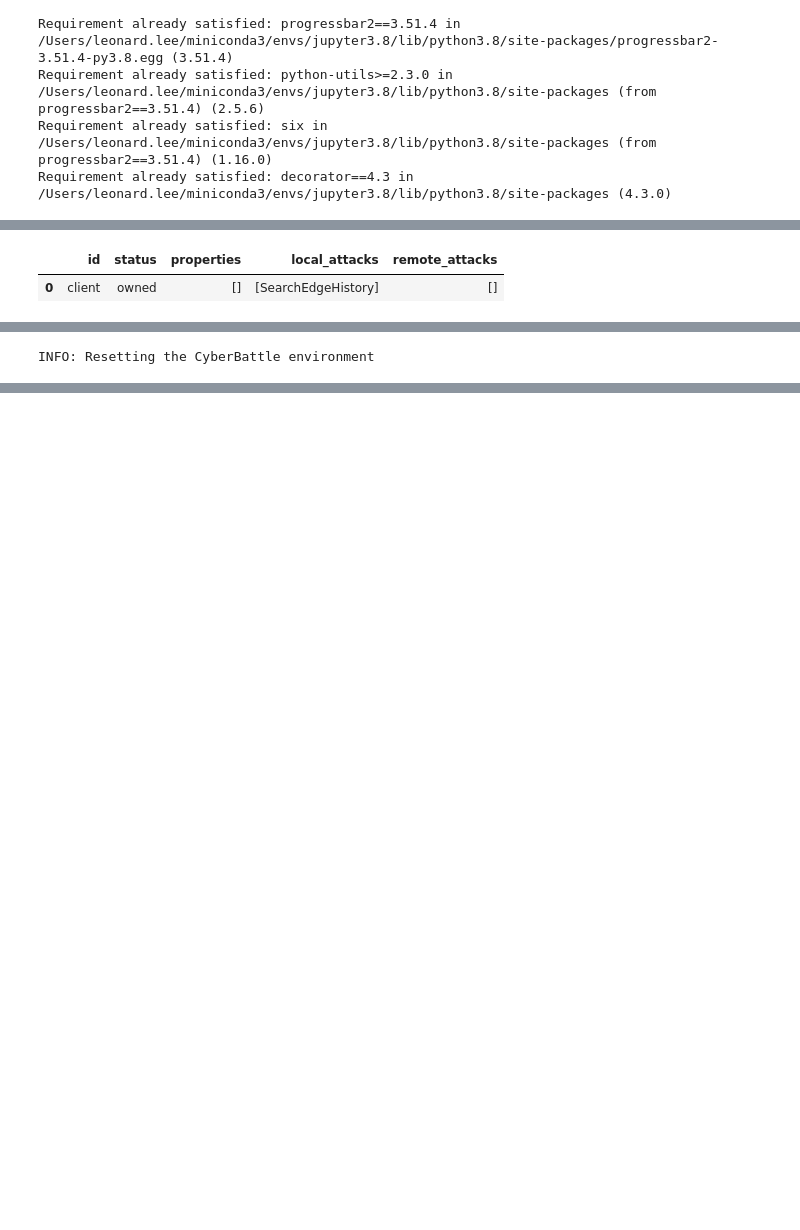
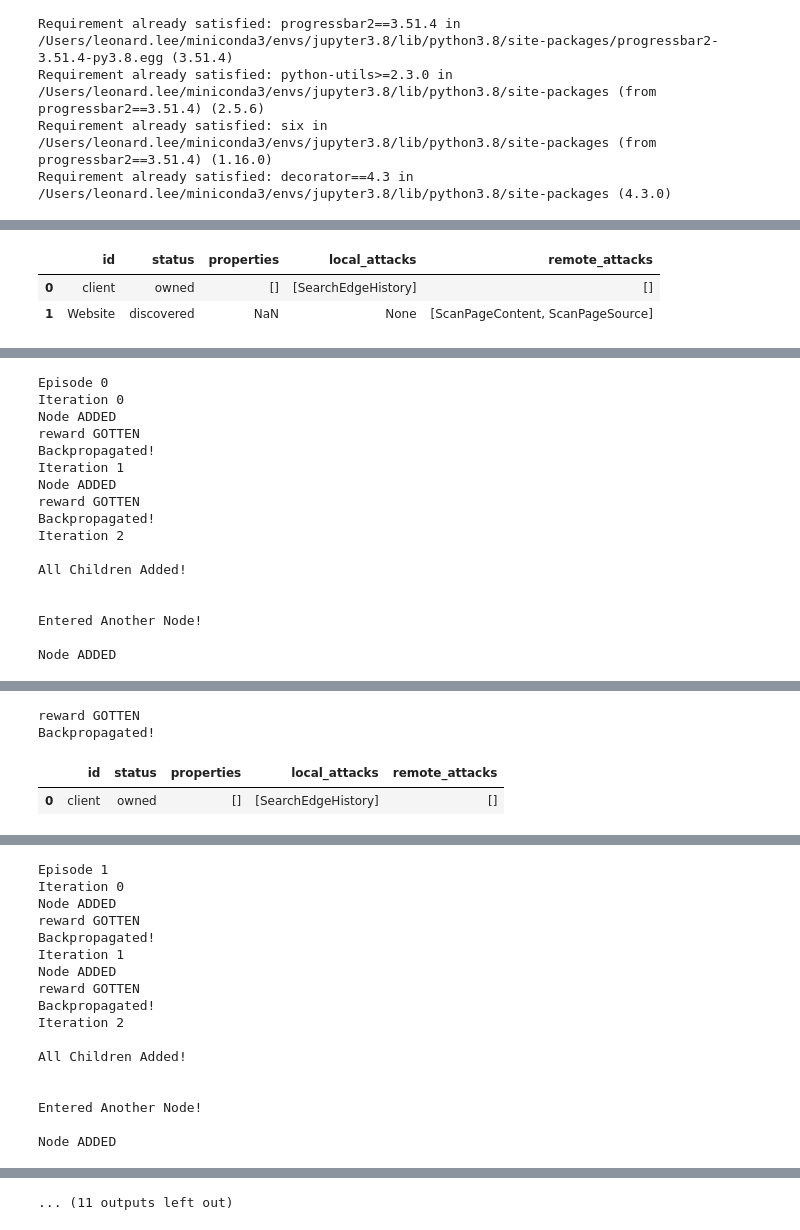
Before and after one commit to leezhiqiangleonard/cs4246, a Jupyter notebook: project.ipynb, the cells around one changed output, grey strips where cells are left out. Drawn from its saved outputs; the diff is of its cells as text; code cells hidden in the pictures; blank space fills up the shorter version.

```diff
--- a/project.ipynb
+++ b/project.ipynb
@@ -53,3 +46,5 @@ logging.basicConfig(stream=sys.stdout, level=logging.INFO, format="%(levelname)s
+# %%
+invalid_actions = set()
 # %%
 def randomPolicy(state, env, random):
     '''
@@ -57,7 +52,24 @@ def randomPolicy(state, env, random):
     '''
     reward = 0.
     while not state.isDone():
-        action = gym_env.sample_valid_action()
-        state = state.simulateStep(env=env,action=action)
-        reward += state.getReward()
+        action = env.sample_valid_action()
+        state, flag = state.simulateStep(env=env,action=action)
+        if flag:
+            reward += state.getReward()
+#         env.render()
     return reward
+
+def string_to_action(action_str):
+    key, value_str = action_str.split('-')
+    if key == 'connect':
+        _val = eval(value_str)
+        value = np.array(_val, np.int32)
+        return Action(connect=value)
+    elif key == 'local_vulnerability':
+        _val = eval(value_str)
+        value = np.array(_val, np.int32)
+        return Action(local_vulnerability=value)
+    else:
+        _val = eval(value_str)
+        value = np.array(_val, np.int32)
+        return Action(remote_vulnerability=value)
@@ -396,27 +275,46 @@ def create_agent(test_case_env, *args, **kwargs):
 # %%
 ### Sample test cases.
 
 RANDOM_SEED = 10
-numiters = 500
+numiters = 3
 stochasticity = 1.
 
-gym_env = gym.make('CyberBattleToyCtf-v0')
+# gym_env = gym.make('CyberBattleToyCtf-v0')
 
-actions = gym_env.action_space.spaces
 gym_env.render()
 done = False
 mcts = MonteCarloTreeSearch(env=deepcopy(gym_env), numiters=numiters, explorationParam=1., random_seed=RANDOM_SEED)
 state = gym_env.reset()
-while not done:
-    net_state = NetworkState(state, done=done)
+
+# net_state = NetworkState(state, done=done)
+for i in range(4):
+    print(f'Episode {i}')
+    net_state = NetworkState(state, done=done, env=deepcopy(gym_env))
     action = mcts.buildTreeAndReturnBestAction(initialState=net_state)
-    state, reward, done, info = env.step(action)
+    state, reward, done, info = gym_env.step(action)
     gym_env.render()
     if done == True:
         break
 print ("simulation done")
 # %% [output]
 |  | id | status | properties | local_attacks | remote_attacks |
 | 0 | client | owned | [] | [SearchEdgeHistory] | [] |
+| 1 | Website | discovered | NaN | None | [ScanPageContent, ScanPageSource] |
 [interactive output not drawn]
-INFO: Resetting the CyberBattle environment
+Episode 0
+Iteration 0
+Node ADDED
+reward GOTTEN
+Backpropagated!
+Iteration 1
+Node ADDED
+reward GOTTEN
+Backpropagated!
+Iteration 2
+
+All Children Added!
+
+
+Entered Another Node!
+
+Node ADDED
@@ -423,0 +322,4 @@ AttributeError: 'CyberBattleToyCtf' object has no attribute 'actions'
+reward GOTTEN
+Backpropagated!
+|  | id | status | properties | local_attacks | remote_attacks |
+| 0 | client | owned | [] | [SearchEdgeHistory] | [] |
@@ -423,0 +327,17 @@ AttributeError: 'CyberBattleToyCtf' object has no attribute 'actions'
+Episode 1
+Iteration 0
+Node ADDED
+reward GOTTEN
+Backpropagated!
+Iteration 1
+Node ADDED
+reward GOTTEN
+Backpropagated!
+Iteration 2
+
+All Children Added!
+
+
+Entered Another Node!
+
+Node ADDED
@@ -423,0 +350 @@ AttributeError: 'CyberBattleToyCtf' object has no attribute 'actions'
+... (11 outputs left out)
```
Also changed, not shown: parts of 11 cells of this notebook.
